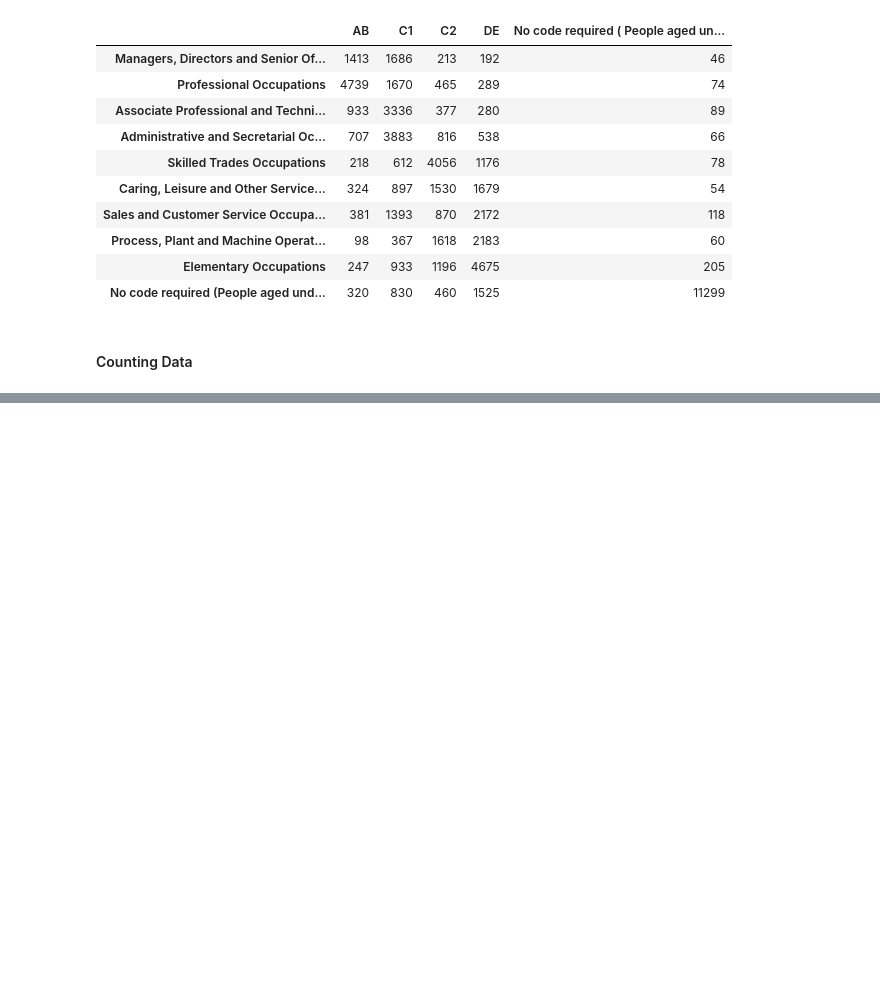
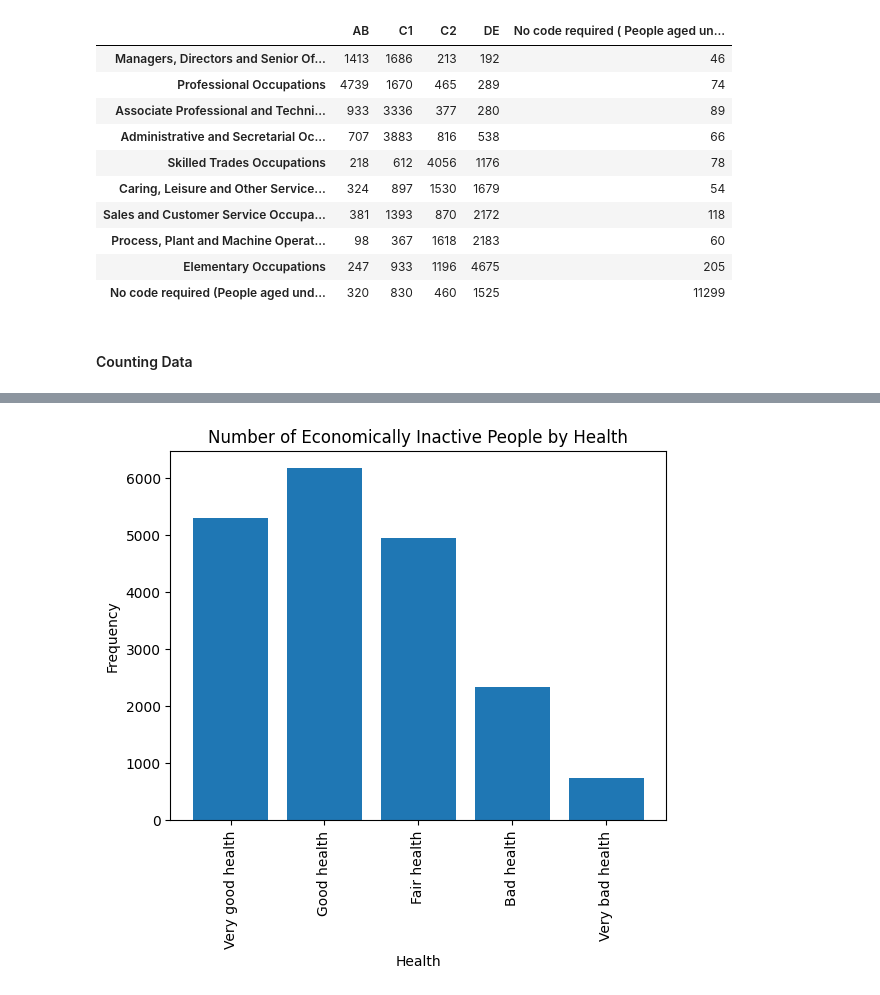
Before and after one commit to awesometillman/census, a Jupyter notebook: notebooks/notebook.ipynb, the cells around one changed output, grey strips where cells are left out. Saved outputs shown, nothing was run; the diff lists cells and outputs as text; code cells hidden in the pictures; blank space fills up the shorter version.

```diff
--- a/notebooks/notebook.ipynb
+++ b/notebooks/notebook.ipynb
@@ -437,0 +427,30 @@ plt.show()
+# %%
+def num_eco_inactive(df, var, value):
+    """Returns the number of economically active peoploe
+    in df dataframe depending on the value of var variable."""
+
+    # Use len to count how many people with given variable value
+    # have an economic activity value in the list [5, 6, 7, 8, 9]
+    # (which means economically inactive)
+    return len(df[(df[var] == value) &
+                  ((df["Economic_Activity"] == "5") |
+                   (df["Economic_Activity"] == "6") |
+                   (df["Economic_Activity"] == "7") |
+                   (df["Economic_Activity"] == "8") |
+                   (df["Economic_Activity"] == "9"))])
+# %%
+# Plot a bar chart to display the data
+categories = list(range(1, 6))
+counts = [num_eco_inactive(df_data, "health", i) for i in categories]
+# Use the meanings dataframe to translate labels
+labels = [meanings_df["Dictionary"].loc["health"][str(i)] for i in categories]
+y_pos = range(len(labels))
+
+plt.bar(y_pos, counts)
+plt.xticks(y_pos, labels, rotation = 90)
+plt.ylabel("Frequency")
+plt.xlabel("Health")
+plt.title("Number of Economically Inactive People by Health")
+plt.show()
+# %% [output]
+[figure, added]
```
Also changed, not shown: parts of 3 cells of this notebook.
